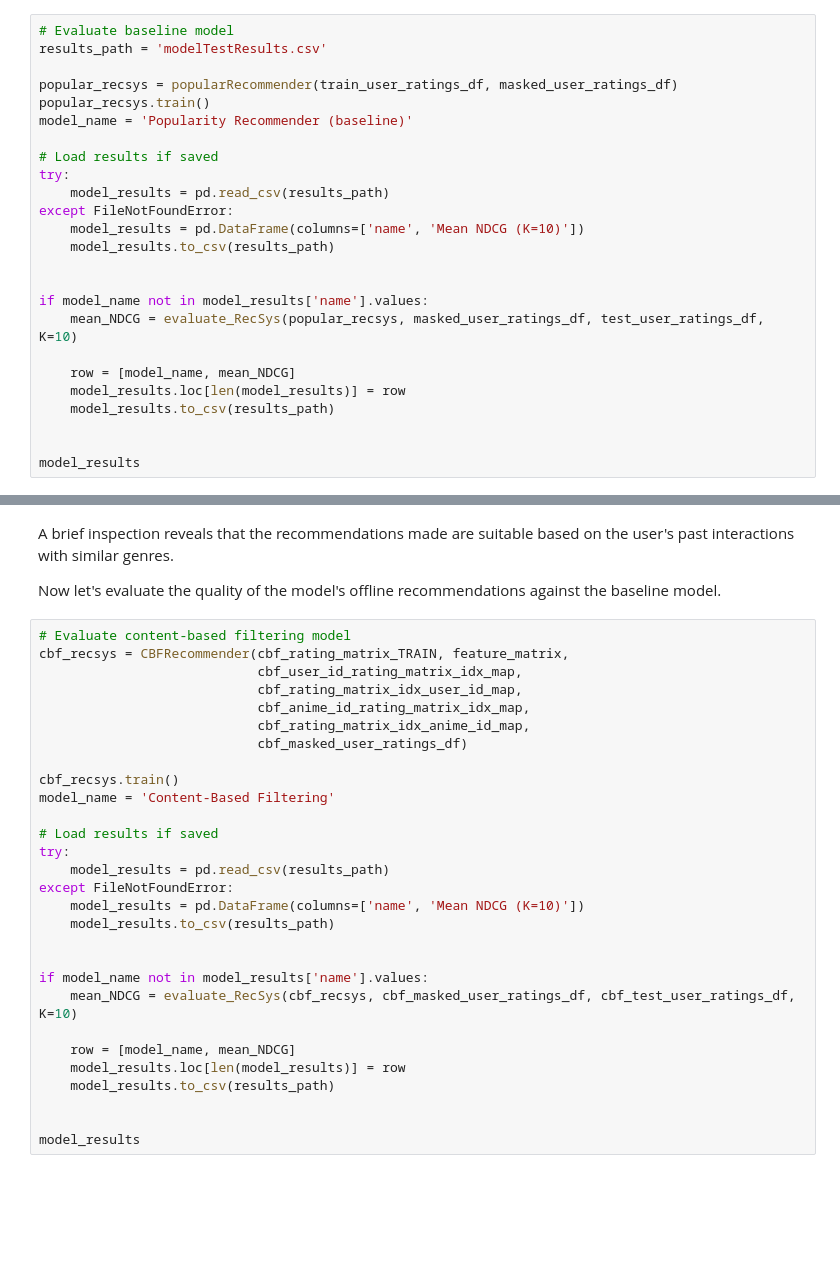
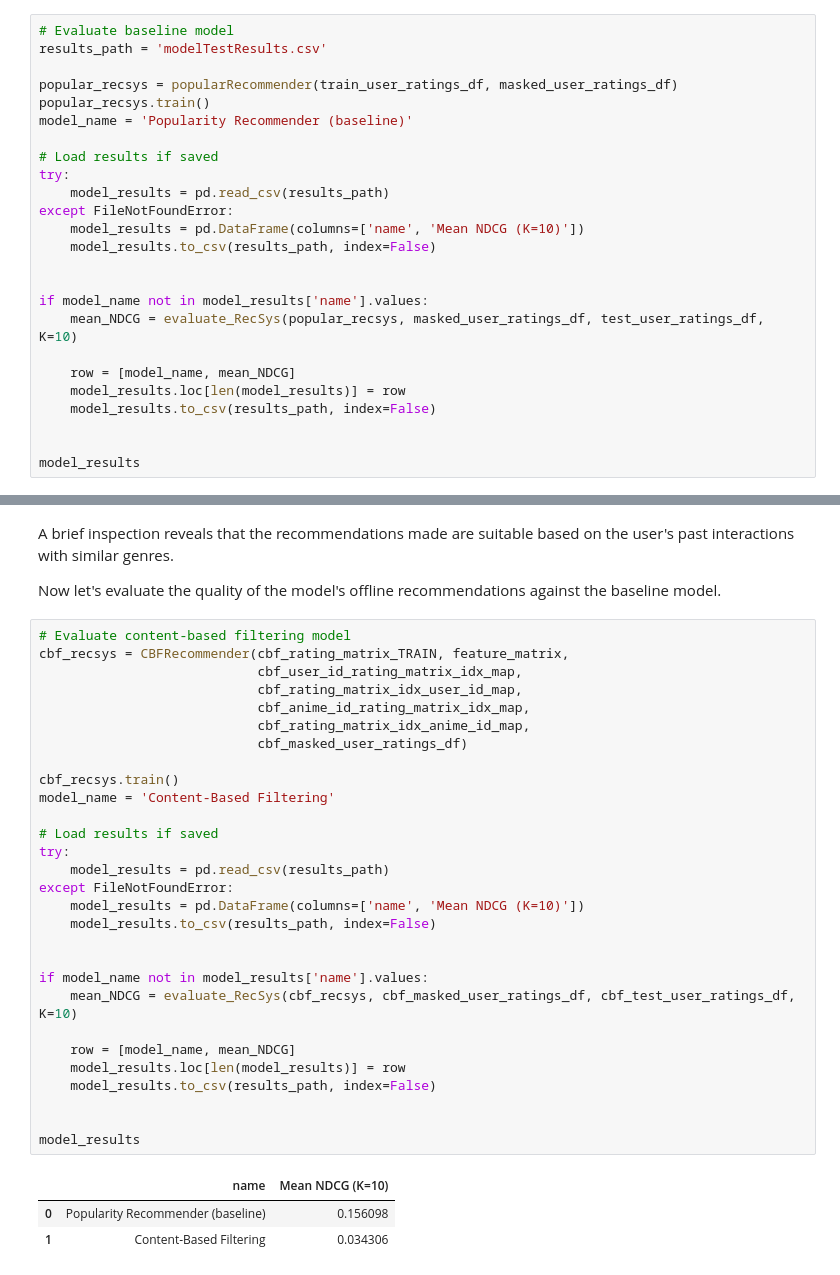
Before and after one commit to jason-cls/Anime-Recommender-System, a Jupyter notebook: Anime Recommendation System.ipynb, the cells around one changed output, grey strips where cells are left out. Cells and saved outputs as stored; diff of their text form; blank space fills up the shorter version.

Commit message:
preliminary test results

```diff
--- a/Anime Recommendation System.ipynb
+++ b/Anime Recommendation System.ipynb
@@ -603,7 +728,7 @@ try:
     model_results = pd.read_csv(results_path)
 except FileNotFoundError:
     model_results = pd.DataFrame(columns=['name', 'Mean NDCG (K=10)'])
-    model_results.to_csv(results_path)
+    model_results.to_csv(results_path, index=False)
 
 
 if model_name not in model_results['name'].values:
@@ -611,7 +736,7 @@ if model_name not in model_results['name'].values:
 
     row = [model_name, mean_NDCG]
     model_results.loc[len(model_results)] = row
-    model_results.to_csv(results_path)
+    model_results.to_csv(results_path, index=False)
 
 
 model_results
@@ -793,29 +973,33 @@ Now let's evaluate the quality of the model's offline recommendations against th
 # %%
 # Evaluate content-based filtering model
 cbf_recsys = CBFRecommender(cbf_rating_matrix_TRAIN, feature_matrix,
                             cbf_user_id_rating_matrix_idx_map,
                             cbf_rating_matrix_idx_user_id_map,
                             cbf_anime_id_rating_matrix_idx_map,
                             cbf_rating_matrix_idx_anime_id_map,
                             cbf_masked_user_ratings_df)
 
 cbf_recsys.train()
 model_name = 'Content-Based Filtering'
 
 # Load results if saved
 try:
     model_results = pd.read_csv(results_path)
 except FileNotFoundError:
     model_results = pd.DataFrame(columns=['name', 'Mean NDCG (K=10)'])
-    model_results.to_csv(results_path)
+    model_results.to_csv(results_path, index=False)
 
 
 if model_name not in model_results['name'].values:
     mean_NDCG = evaluate_RecSys(cbf_recsys, cbf_masked_user_ratings_df, cbf_test_user_ratings_df, K=10)
 
     row = [model_name, mean_NDCG]
     model_results.loc[len(model_results)] = row
-    model_results.to_csv(results_path)
+    model_results.to_csv(results_path, index=False)
 
 
 model_results
+# %% [output]
+|  | name | Mean NDCG (K=10) |
+| 0 | Popularity Recommender (baseline) | 0.156098 |
+| 1 | Content-Based Filtering | 0.034306 |
```
Also changed, not shown: parts of 28 cells of this notebook, 1 other file.
